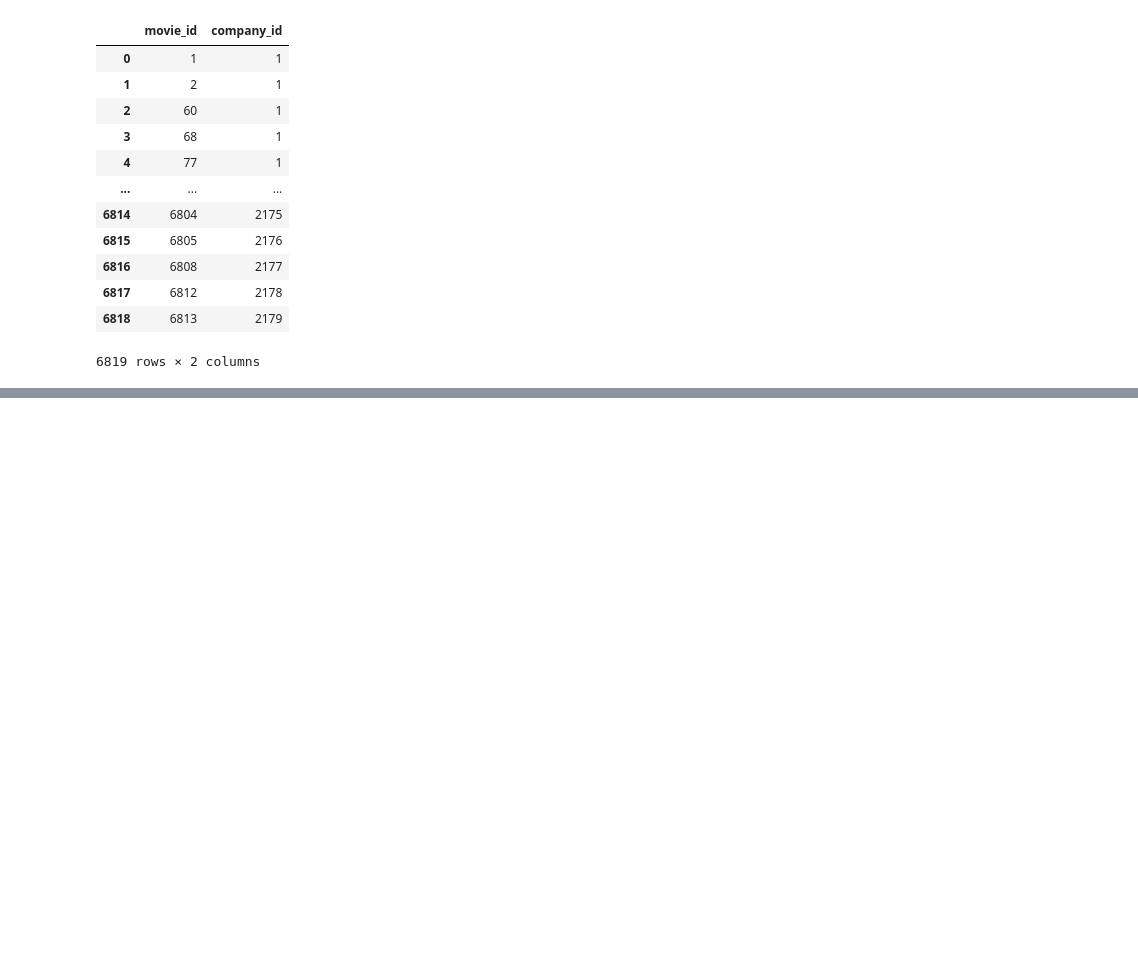
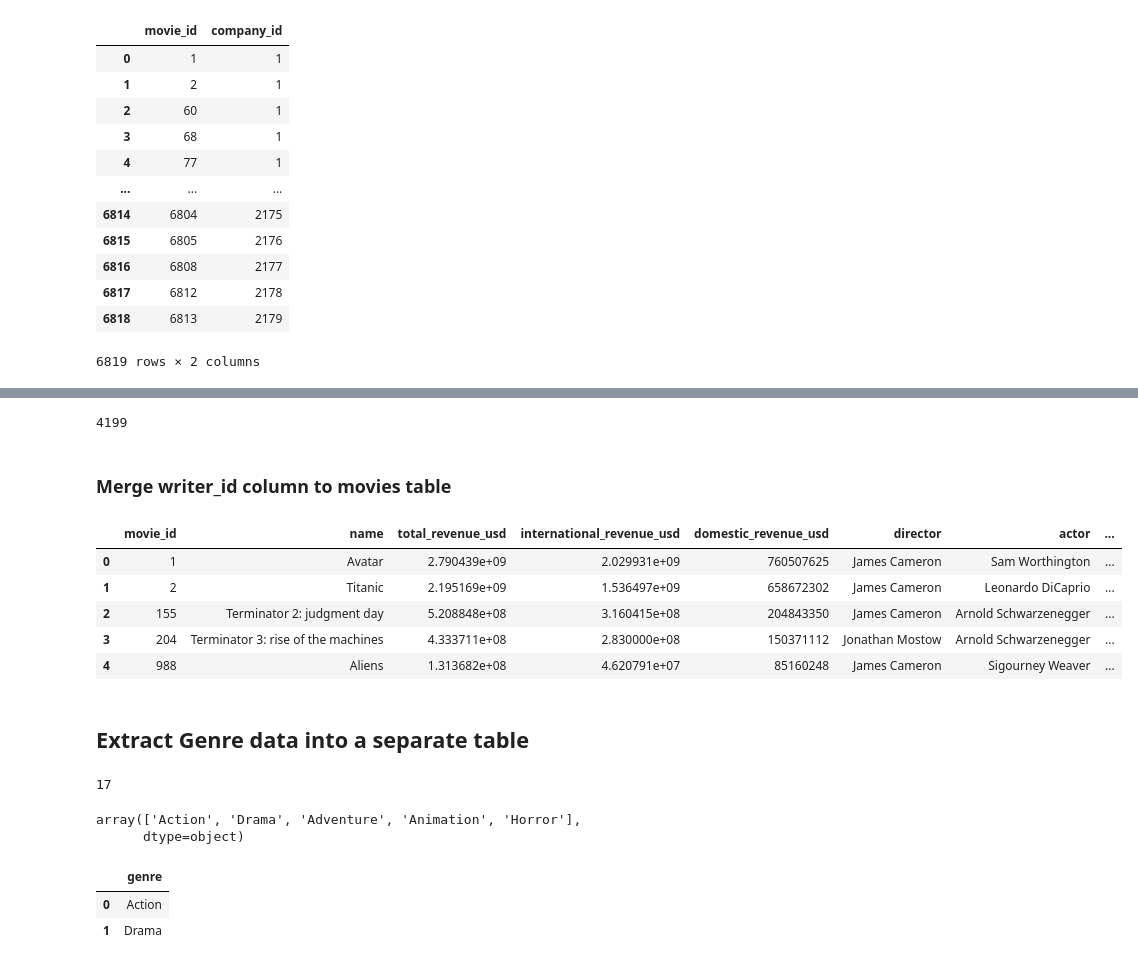
Before and after one commit to IrinaUX/Group7-ETL-Project, a Jupyter notebook: ETL_final.ipynb, the cells around one changed output, grey strips where cells are left out. Drawn from its saved outputs; the diff is of its cells as text; code cells hidden in the pictures; blank space fills up the shorter version.

```diff
--- a/ETL_final.ipynb
+++ b/ETL_final.ipynb
@@ -1314,0 +853,3 @@ engine.table_names()
+# %%
+writer.index += 1
+writer
@@ -1314,0 +870,3 @@ engine.table_names()
+# %%
+writer = writer.reset_index()
+writer.head(2)
@@ -1314,0 +877,3 @@ engine.table_names()
+# %%
+writer = writer.rename(columns={'index': 'writer_id'})
+writer.head()
@@ -1314,0 +887,38 @@ engine.table_names()
+# %%
+len(writer)
+# %% [output]
+4199
+# %% [markdown]
+### Merge writer_id column to movies table
+# %%
+# combine movie and tables
+movies = pd.merge(movies, writer, how='outer', on="writer")
+# %%
+movies.head()
+# %% [output]
+|  | movie_id | name | total_revenue_usd | international_revenue_usd | domestic_revenue_usd | director | actor | ... |
+| 0 | 1 | Avatar | 2.790439e+09 | 2.029931e+09 | 760507625 | James Cameron | Sam Worthington | ... |
+| 1 | 2 | Titanic | 2.195169e+09 | 1.536497e+09 | 658672302 | James Cameron | Leonardo DiCaprio | ... |
+| 2 | 155 | Terminator 2: judgment day | 5.208848e+08 | 3.160415e+08 | 204843350 | James Cameron | Arnold Schwarzenegger | ... |
+| 3 | 204 | Terminator 3: rise of the machines | 4.333711e+08 | 2.830000e+08 | 150371112 | Jonathan Mostow | Arnold Schwarzenegger | ... |
+| 4 | 988 | Aliens | 1.313682e+08 | 4.620791e+07 | 85160248 | James Cameron | Sigourney Weaver | ... |
+# %% [markdown]
+## Extract Genre data into a separate table
+# %%
+# Save genre data into a separate table
+genre = movies['genre'].unique()
+len(genre)
+# %% [output]
+17
+# %%
+genre[:5]
+# %% [output]
+array(['Action', 'Drama', 'Adventure', 'Animation', 'Horror'],
+      dtype=object)
+# %%
+genre = pd.DataFrame({'genre': genre})
+genre.head(2)
+# %% [output]
+|  | genre |
+| 0 | Action |
+| 1 | Drama |
```
Also changed, not shown: parts of 123 cells of this notebook, 7 other files.
